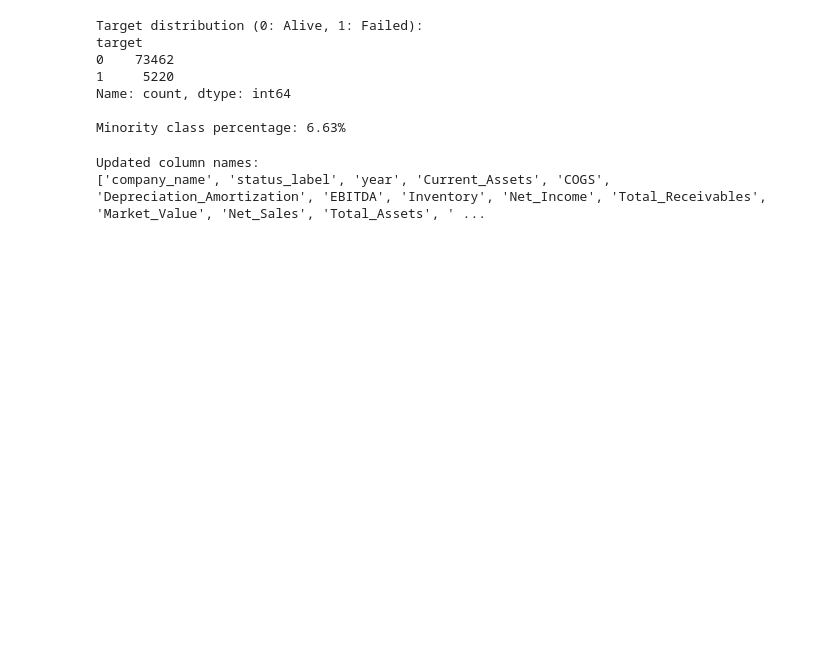
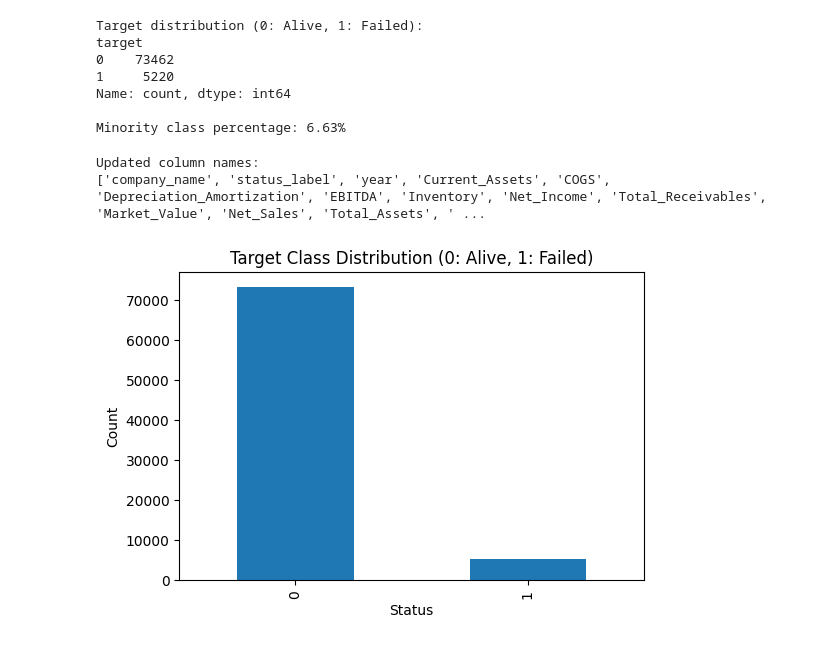
Before and after one commit to minnajoby/Bankruptcy-Risk-Predictor, a Jupyter notebook: Bankruptcy.ipynb, the cells around one changed output. Drawn from its saved outputs; the diff is of its cells as text; code cells hidden in the pictures; blank space fills up the shorter version.

Commit message:
Add EDA plots and chronological train/val/test split

```diff
--- a/Bankruptcy.ipynb
+++ b/Bankruptcy.ipynb
@@ -112,3 +112,13 @@ print(df.columns.tolist())
 # %% [output]
 Updated column names:
 ['company_name', 'status_label', 'year', 'Current_Assets', 'COGS', 'Depreciation_Amortization', 'EBITDA', 'Inventory', 'Net_Income', 'Total_Receivables', 'Market_Value', 'Net_Sales', 'Total_Assets', ' ...
+# %%
+# Class Imbalance Plot
+plt.figure(figsize=(6,4))
+df['target'].value_counts().plot(kind='bar')
+plt.title('Target Class Distribution (0: Alive, 1: Failed)')
+plt.xlabel('Status')
+plt.ylabel('Count')
+plt.show()
+# %% [output]
+[figure, added]
```
Also changed, not shown: parts of 3 cells of this notebook.
